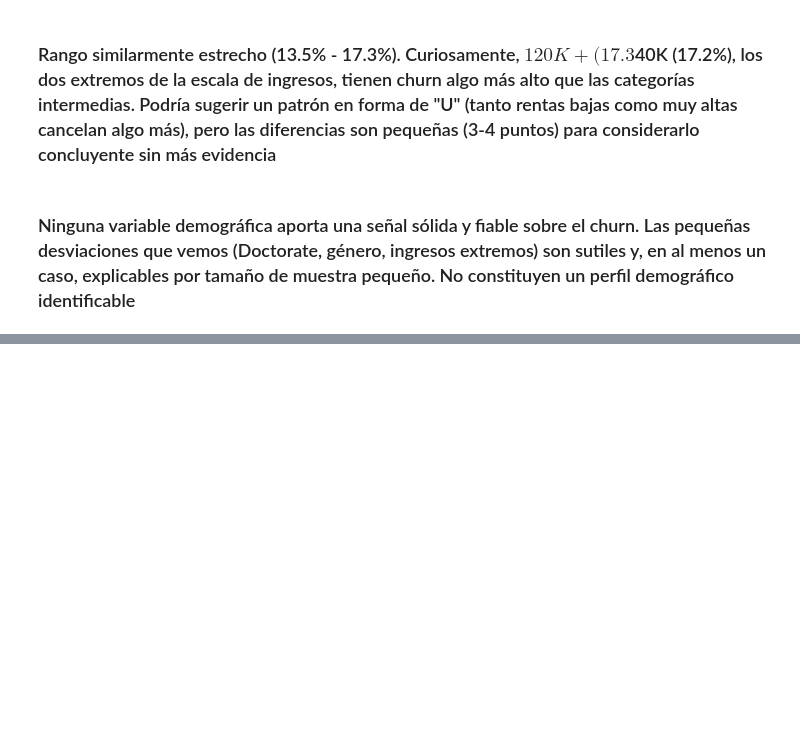
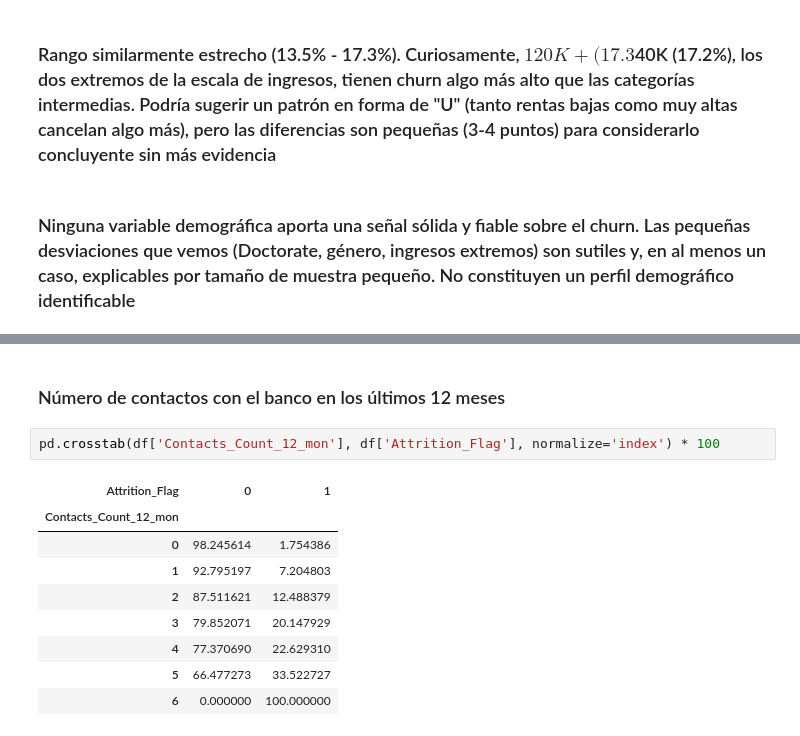
Before and after one commit to Dende8/Credit_Card_Churners, a Jupyter notebook: notebooks/eda.ipynb, the cells around one changed output, grey strips where cells are left out. Saved outputs shown, nothing was run; the diff lists cells and outputs as text; blank space fills up the shorter version.

```diff
--- a/notebooks/eda.ipynb
+++ b/notebooks/eda.ipynb
@@ -149,0 +210,14 @@ pd.crosstab(df['Income_Category'], df['Attrition_Flag'], normalize='index') * 10
+# %% [markdown]
+### Número de contactos con el banco en los últimos 12 meses
+# %%
+pd.crosstab(df['Contacts_Count_12_mon'], df['Attrition_Flag'], normalize='index') * 100
+# %% [output]
+| Attrition_Flag | 0 | 1 |
+| Contacts_Count_12_mon |  |  |
+| 0 | 98.245614 | 1.754386 |
+| 1 | 92.795197 | 7.204803 |
+| 2 | 87.511621 | 12.488379 |
+| 3 | 79.852071 | 20.147929 |
+| 4 | 77.370690 | 22.629310 |
+| 5 | 66.477273 | 33.522727 |
+| 6 | 0.000000 | 100.000000 |
```
Also changed, not shown: parts of 17 cells of this notebook.
